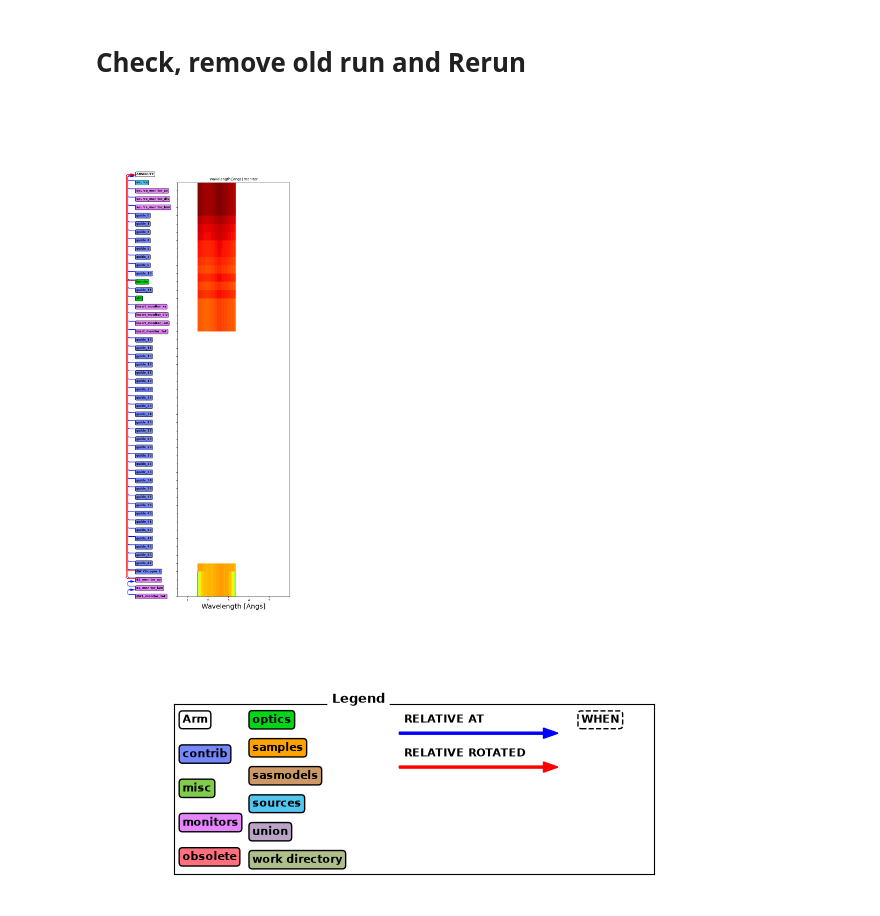
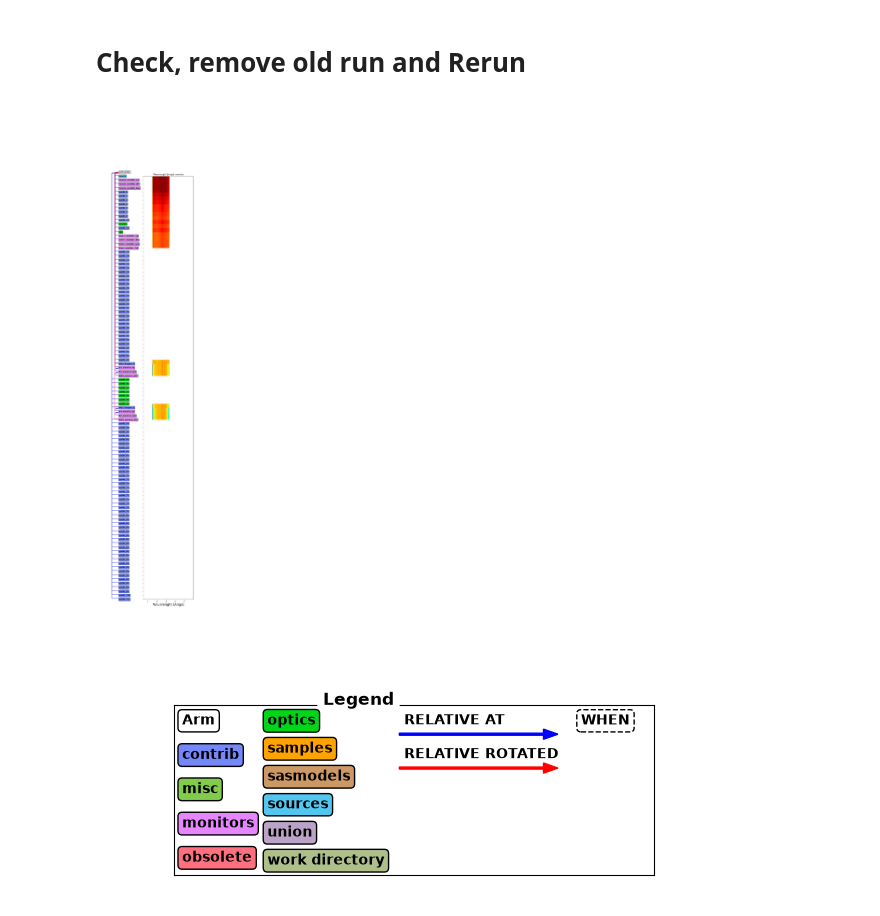
Before and after one commit to bingli621/md_norm, a Jupyter notebook: instrument/trex.ipynb, the cells around one changed output. Saved outputs shown, nothing was run; the diff lists cells and outputs as text; code cells hidden in the pictures.

Commit message:
WIP McStas Script for TREX

```diff
--- a/instrument/trex.ipynb
+++ b/instrument/trex.ipynb
@@ -37,7 +37,7 @@ bender = trex.add_parameter(
     "int", "bender", value=0, comment="bender out = 0, bender in = 1"
 )
 b_rot = trex.add_parameter(
-    "b_rot", value=-0.5, comment="rotation of the cold neutron bender"
+    "b_rot", value=-0.5, comment="in [deg], rotation of the cold neutron bender"
 )
 # %% [markdown]
 # Declare section
@@ -374,5 +413,5 @@ BW1_monitor_ToF.options = '"t limits [0.0:0.050] bins = 20000"'
 # %%
-# for i in range(49, 56):
-#     guide = trex.add_component(f"guide_{i}", "Guide_anyshape_r")
-#     guide.set_parameters(geometry=f'"./OFF_files/try{i}.off"')
+for i in range(49, 56):
+    guide = trex.add_component(f"guide_{i}", "Guide_anyshape_r")
+    guide.set_parameters(geometry=f'"./OFF_files/try{i}.off"')
 # %%
@@ -396,3 +435,37 @@ BW1_monitor_ToF.options = '"t limits [0.0:0.050] bins = 20000"'
+# %%
+B2_monitor_xy = trex.add_component(
+    "B2_monitor_xy", "Monitor_nD", AT=[0, 0, 1e-6], RELATIVE="PREVIOUS"
+)
+B2_monitor_xy.set_parameters(
+    xwidth=0.06, yheight=0.085, restore_neutron=1, filename='"BW2_monitor_xy.dat"'
+)
+B2_monitor_xy.options = (
+    '"x limits [-0.0375:0.0375] bins = 100, y limits [-0.05:0.05] bins = 100"'
+)
+# --------------------------------------------------------
+B2_monitor_lam = trex.add_component(
+    "B2_monitor_lam", "Monitor_nD", AT=[0, 0, 1e-6], RELATIVE="PREVIOUS"
+)
+B2_monitor_lam.set_parameters(
+    xwidth=0.06, yheight=0.085, restore_neutron=1, filename='"BW2_monitor_lam.dat"'
+)
+B2_monitor_lam.options = '"lambda limits [0.5:10.0] bins = 130"'
+# --------------------------------------------------------
+BW2_monitor_ToF = trex.add_component(
+    "BW2_monitor_ToF",
+    "Monitor_nD",
+    AT=[0.03140505829452013, 0.0, 40.1],
+    ROTATED=[0, 0.162739331227240, 0],
+)
+BW2_monitor_ToF.set_parameters(
+    xwidth=0.06, yheight=0.084, restore_neutron=1, filename='"BW2_monitor_ToF.dat"'
+)
+BW2_monitor_ToF.options = '"t limits [0.0:0.050] bins = 20000"'
+# TODO setBW2
+# %%
+for i in range(57, 102):
+    guide = trex.add_component(f"guide_{i}", "Guide_anyshape_r")
+    guide.set_parameters(geometry=f'"./OFF_files/try{i}.off"')
 # %% [markdown]
 # Check, remove old run and Rerun
 # %%
@@ -405,10 +478,10 @@ except Exception as e:
 # import shutil
 # shutil.rmtree(os.path.join(os.getcwd(), trex.output_path))
 # %%
-# trex.show_diagram(variable="l", limits=[0.5, 6])
+trex.show_diagram(variable="l", limits=[0.5, 6])
 # %% [output]
-[figure, old version]
+[figure, new version]
-[figure, old version]
+[figure, new version]
 # %%
 trex.settings(ncount=1e8)  # mpi="auto")
 data = trex.backengine()
```
Also changed, not shown: parts of 12 cells of this notebook, 4 other files.
